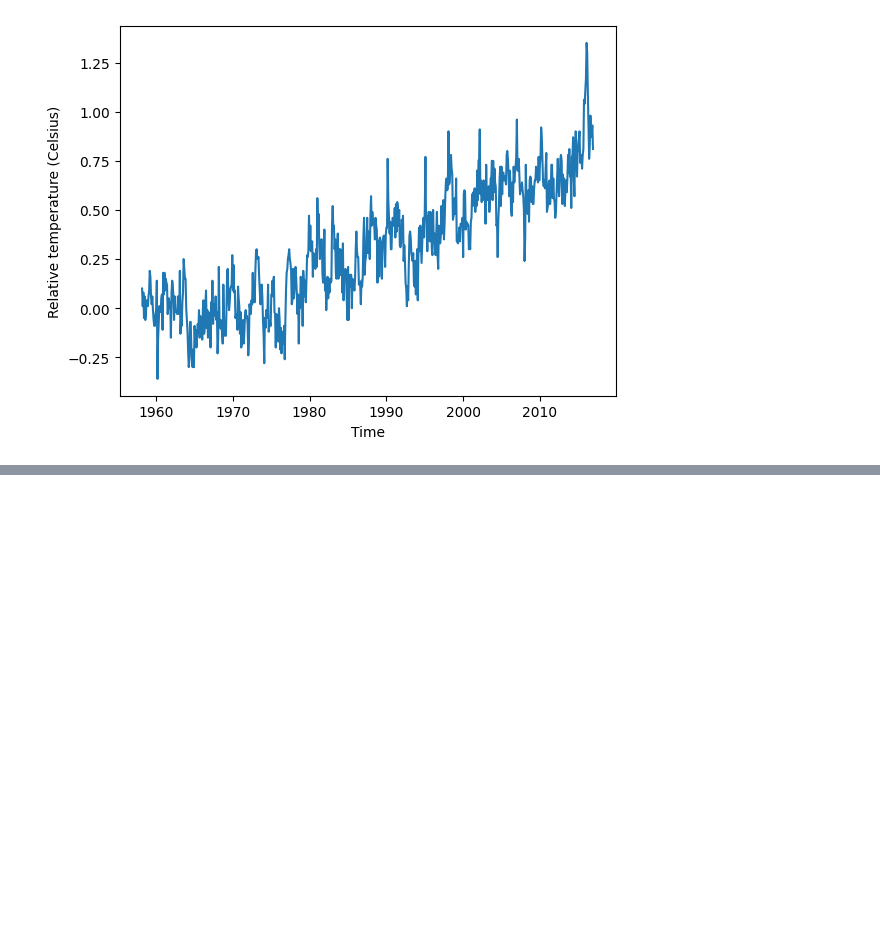
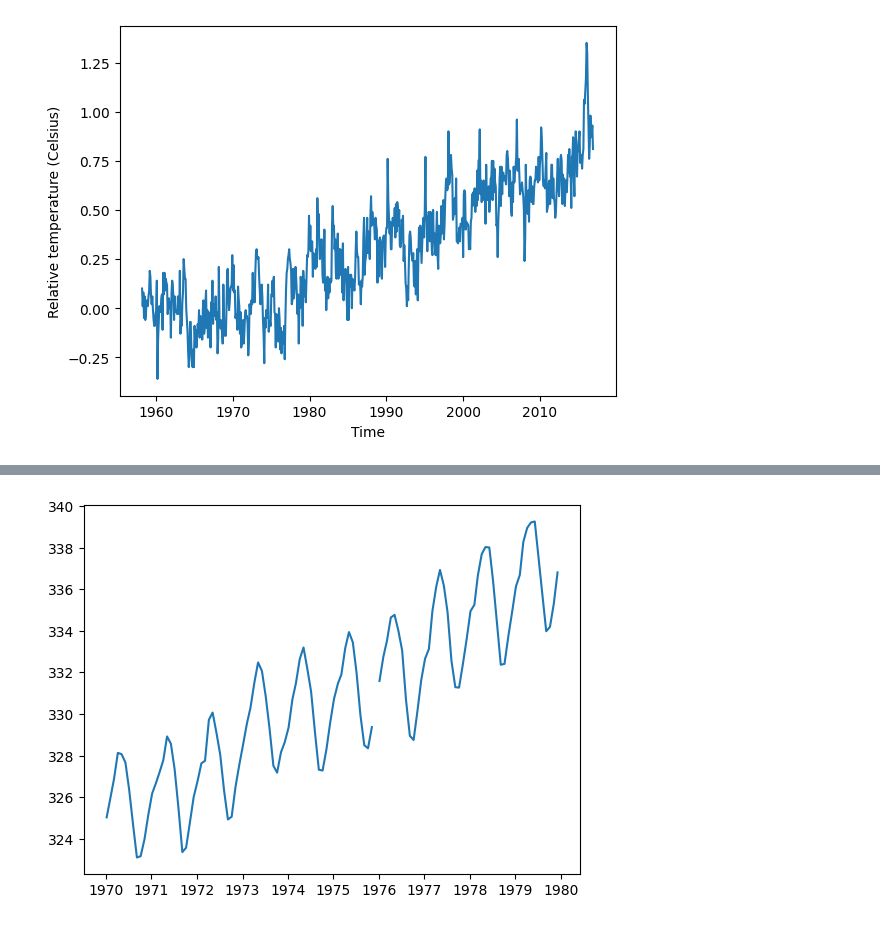
Before and after one commit to Emigbanam/Data-Analysis-Practice, a Jupyter notebook: Data Visualization With Python (Matplotlib).ipynb, the cells around one changed output, grey strips where cells are left out. Drawn from its saved outputs; the diff is of its cells as text; code cells hidden in the pictures; blank space fills up the shorter version.

```diff
--- a/Data Visualization With Python (Matplotlib).ipynb
+++ b/Data Visualization With Python (Matplotlib).ipynb
@@ -243,0 +250,11 @@ plt.show()
+# %%
+#1. Use plt.subplots to create a Figure with one Axes called fig and ax, respectively.
+fig, ax = plt.subplots()
+
+#2. Create a variable called seventies that includes all the data between "1970-01-01" and "1979-12-31".
+seventies = climate['1970-01-01':'1979-12-31']
+
+#3. Add the data from seventies to the plot: use the DataFrame index for the x value and the "co2" column for the y values.
+ax.plot(seventies.index, seventies['co2']);
+# %% [output]
+[figure, added]
```
Also changed, not shown: parts of 3 cells of this notebook.
